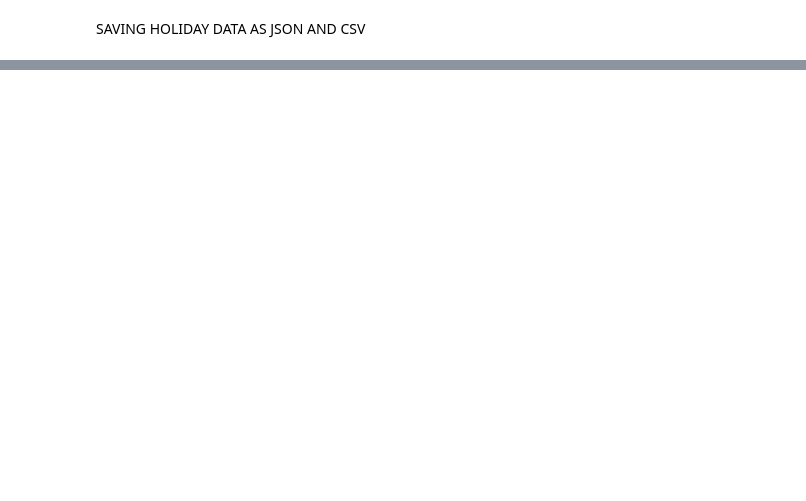
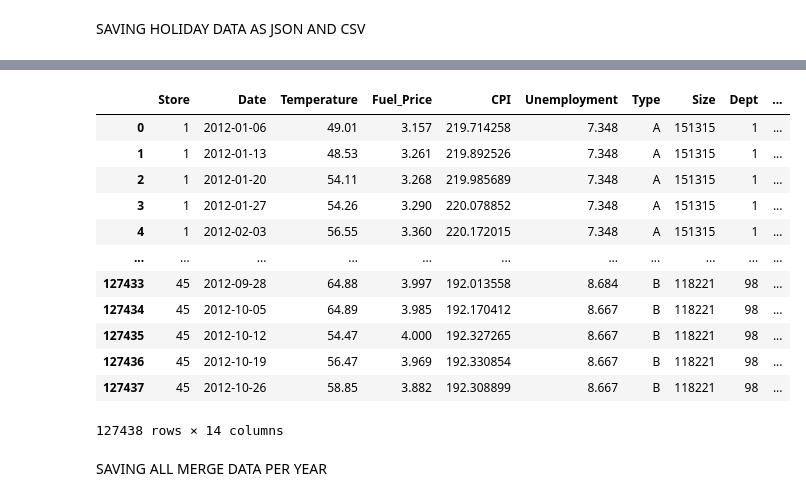
Before and after one commit to doakesbacon/ForecastingWalmartSales, a Jupyter notebook: code.ipynb, the cells around one changed output, grey strips where cells are left out. Cells and saved outputs as stored; diff of their text form; code cells hidden in the pictures; blank space fills up the shorter version.

```diff
--- a/code.ipynb
+++ b/code.ipynb
@@ -277,0 +282,20 @@ for holiday in holidays:
+# %%
+all_merge_clean_2012 = all_merge_clean.loc[(all_merge_clean["Year"] == 2012)]
+all_merge_clean_2012.reset_index(inplace=True,drop=True)
+all_merge_clean_2012
+# %% [output]
+|  | Store | Date | Temperature | Fuel_Price | CPI | Unemployment | Type | Size | Dept | ... |
+| 0 | 1 | 2012-01-06 | 49.01 | 3.157 | 219.714258 | 7.348 | A | 151315 | 1 | ... |
+| 1 | 1 | 2012-01-13 | 48.53 | 3.261 | 219.892526 | 7.348 | A | 151315 | 1 | ... |
+| 2 | 1 | 2012-01-20 | 54.11 | 3.268 | 219.985689 | 7.348 | A | 151315 | 1 | ... |
+| 3 | 1 | 2012-01-27 | 54.26 | 3.290 | 220.078852 | 7.348 | A | 151315 | 1 | ... |
+| 4 | 1 | 2012-02-03 | 56.55 | 3.360 | 220.172015 | 7.348 | A | 151315 | 1 | ... |
+| ... | ... | ... | ... | ... | ... | ... | ... | ... | ... | ... |
+| 127433 | 45 | 2012-09-28 | 64.88 | 3.997 | 192.013558 | 8.684 | B | 118221 | 98 | ... |
+| 127434 | 45 | 2012-10-05 | 64.89 | 3.985 | 192.170412 | 8.667 | B | 118221 | 98 | ... |
+| 127435 | 45 | 2012-10-12 | 54.47 | 4.000 | 192.327265 | 8.667 | B | 118221 | 98 | ... |
+| 127436 | 45 | 2012-10-19 | 56.47 | 3.969 | 192.330854 | 8.667 | B | 118221 | 98 | ... |
+| 127437 | 45 | 2012-10-26 | 58.85 | 3.882 | 192.308899 | 8.667 | B | 118221 | 98 | ... |
+127438 rows × 14 columns
+# %% [markdown]
+SAVING ALL MERGE DATA PER YEAR
```
Also changed, not shown: parts of 12 cells of this notebook, 17 other files.
